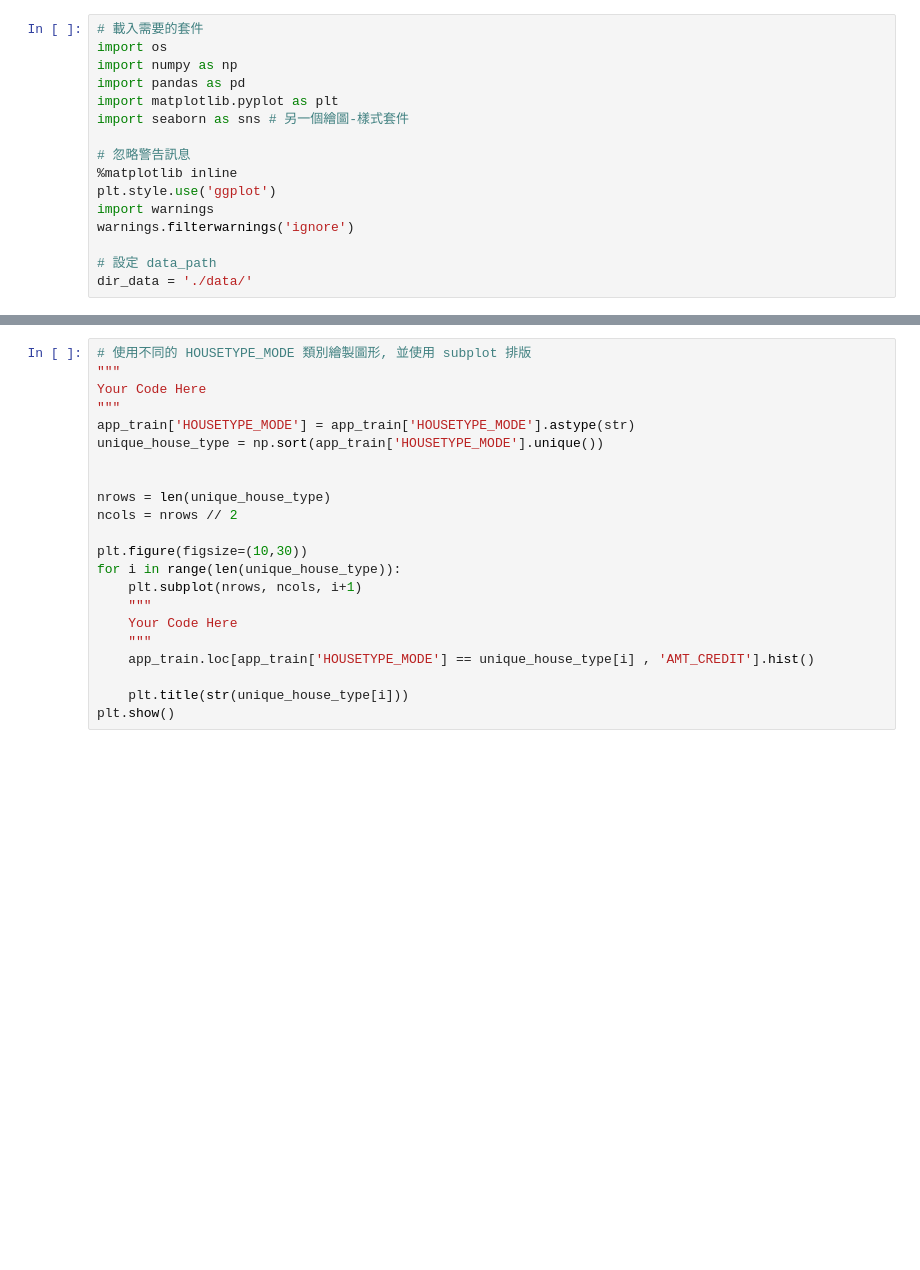
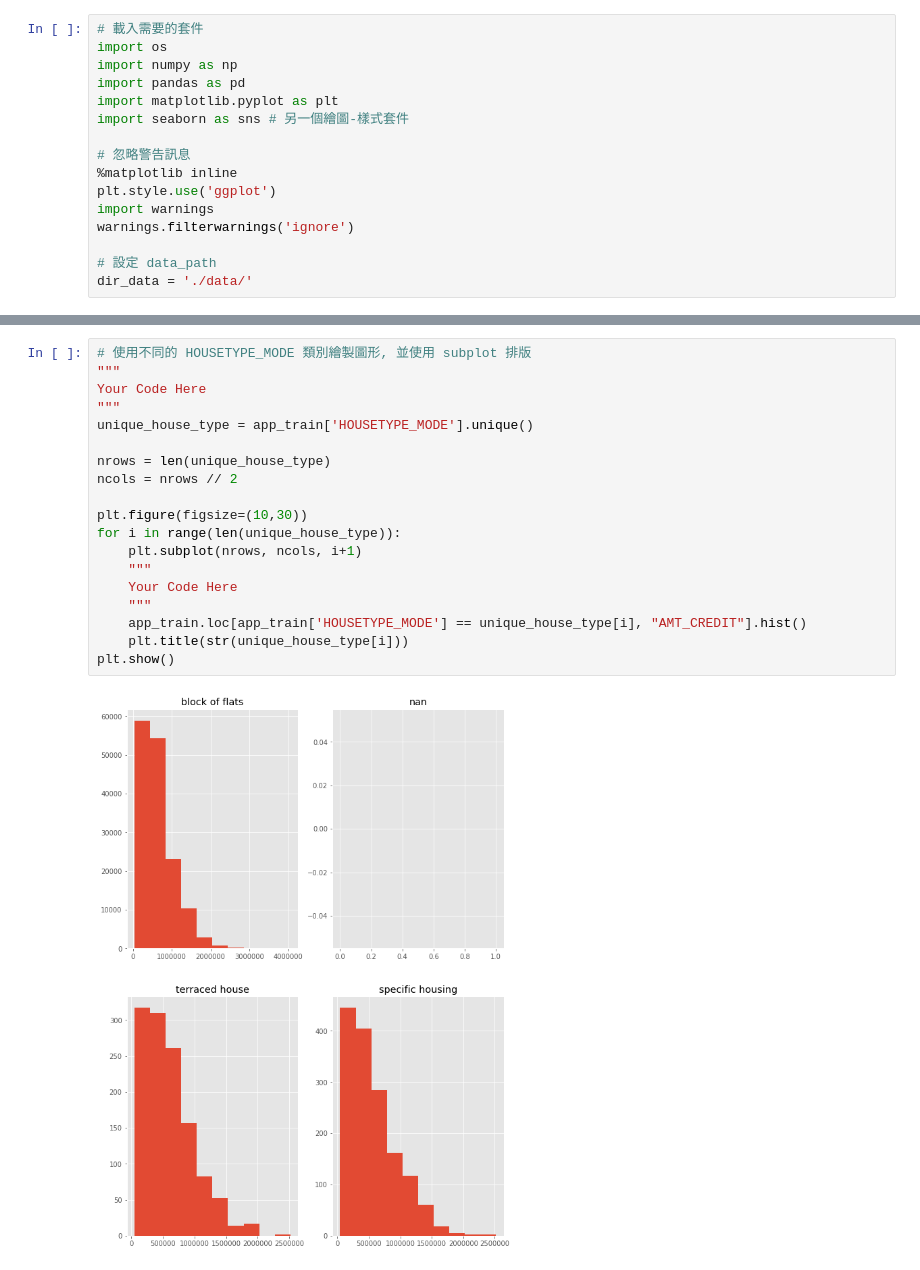
Before and after one commit to yabee111/4th-ML100Days, a Jupyter notebook: homework/Day_019_HW.ipynb, the cells around one changed output, grey strips where cells are left out. Saved outputs shown, nothing was run; the diff lists cells and outputs as text; blank space fills up the shorter version.

```diff
--- a/homework/Day_019_HW.ipynb
+++ b/homework/Day_019_HW.ipynb
@@ -47,22 +42,21 @@ Name: HOUSETYPE_MODE, Length: 307511, dtype: object
 # %%
 # 使用不同的 HOUSETYPE_MODE 類別繪製圖形, 並使用 subplot 排版
 """
 Your Code Here
 """
-app_train['HOUSETYPE_MODE'] = app_train['HOUSETYPE_MODE'].astype(str)
-unique_house_type = np.sort(app_train['HOUSETYPE_MODE'].unique())
-
+unique_house_type = app_train['HOUSETYPE_MODE'].unique()
 
 nrows = len(unique_house_type)
 ncols = nrows // 2
 
 plt.figure(figsize=(10,30))
 for i in range(len(unique_house_type)):
     plt.subplot(nrows, ncols, i+1)
     """
     Your Code Here
     """
-    app_train.loc[app_train['HOUSETYPE_MODE'] == unique_house_type[i] , 'AMT_CREDIT'].hist()
-
+    app_train.loc[app_train['HOUSETYPE_MODE'] == unique_house_type[i], "AMT_CREDIT"].hist()
     plt.title(str(unique_house_type[i]))
 plt.show()
+# %% [output]
+[figure, added]
```
Also changed, not shown: parts of 1 cell of this notebook.
